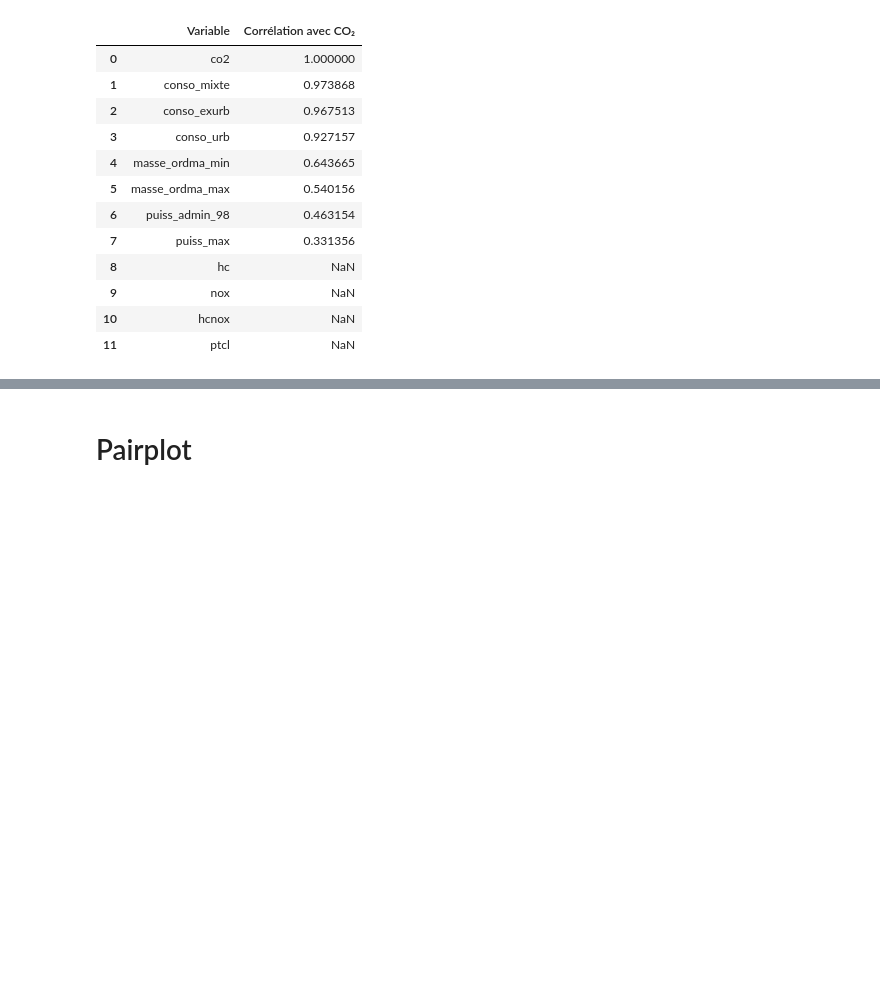
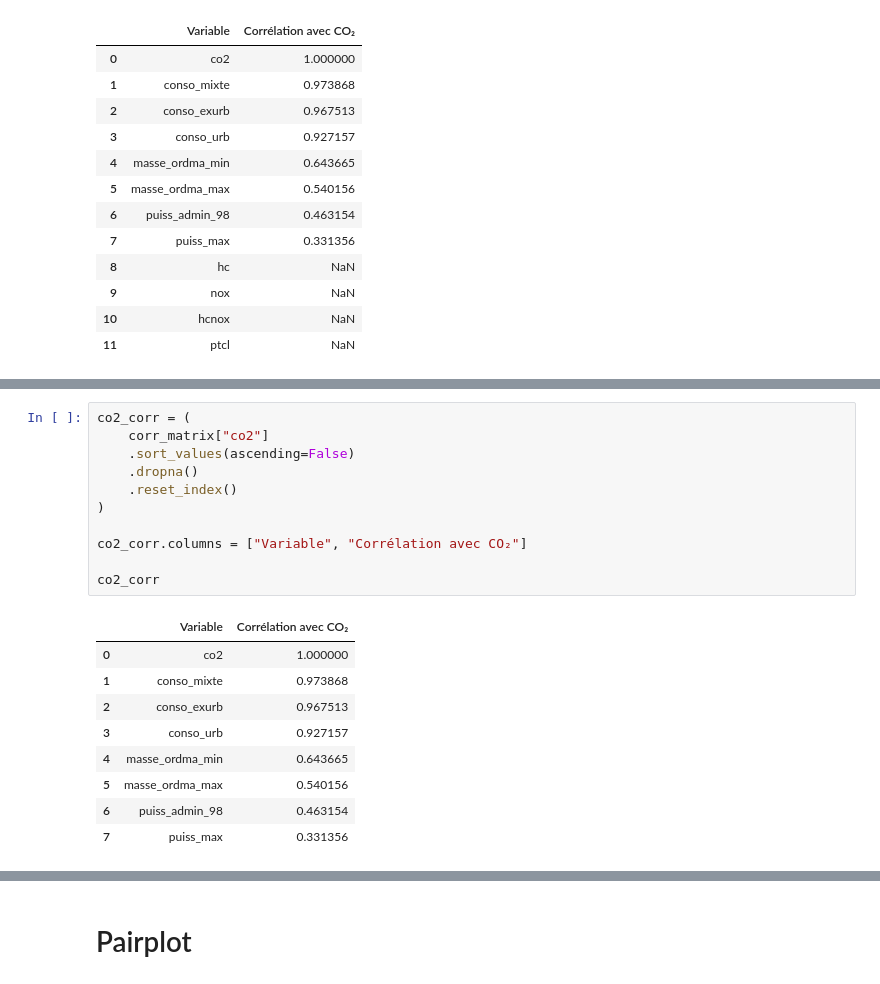
Before and after one commit to LarissaVarnakova/Projet_CO2, a Jupyter notebook: notebooks/eda_aziz.ipynb, the cells around one changed output, grey strips where cells are left out. Cells and saved outputs as stored; diff of their text form; blank space fills up the shorter version.

```diff
--- a/notebooks/eda_aziz.ipynb
+++ b/notebooks/eda_aziz.ipynb
@@ -260,0 +283,21 @@ co2_corr
+# %%
+co2_corr = (
+    corr_matrix["co2"]
+    .sort_values(ascending=False)
+    .dropna()
+    .reset_index()
+)
+
+co2_corr.columns = ["Variable", "Corrélation avec CO₂"]
+
+co2_corr
+# %% [output]
+|  | Variable | Corrélation avec CO₂ |
+| 0 | co2 | 1.000000 |
+| 1 | conso_mixte | 0.973868 |
+| 2 | conso_exurb | 0.967513 |
+| 3 | conso_urb | 0.927157 |
+| 4 | masse_ordma_min | 0.643665 |
+| 5 | masse_ordma_max | 0.540156 |
+| 6 | puiss_admin_98 | 0.463154 |
+| 7 | puiss_max | 0.331356 |
```
Also changed, not shown: parts of 6 cells of this notebook.
